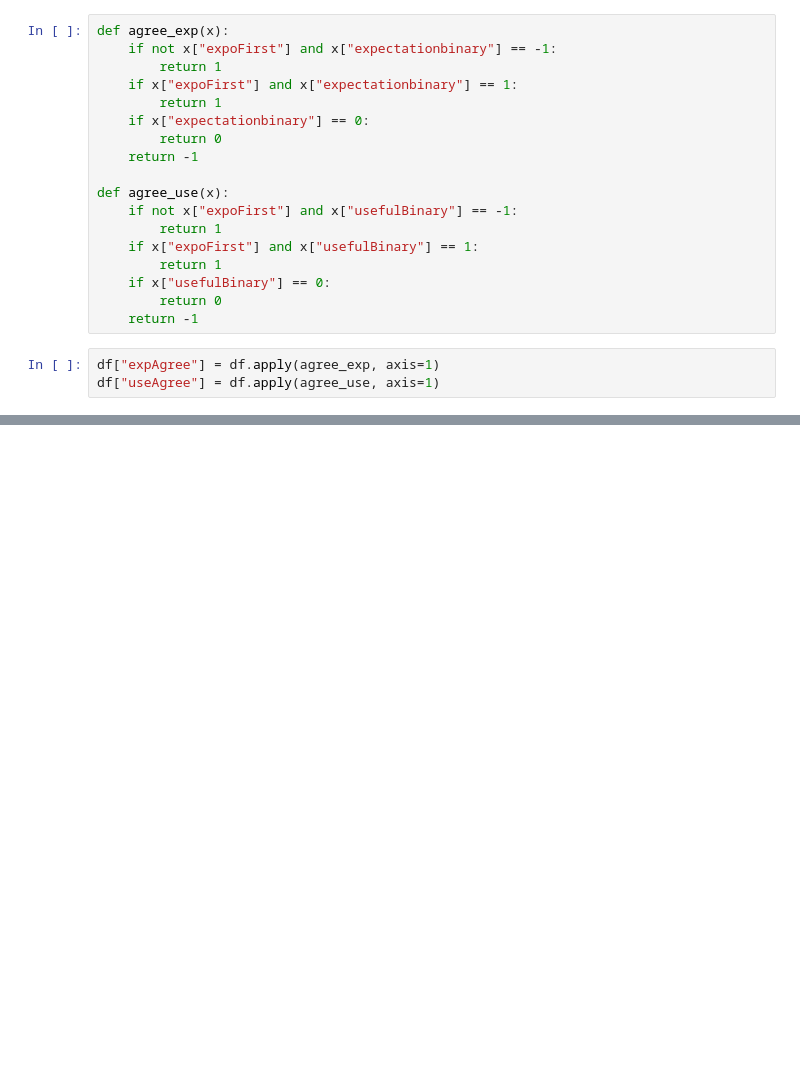
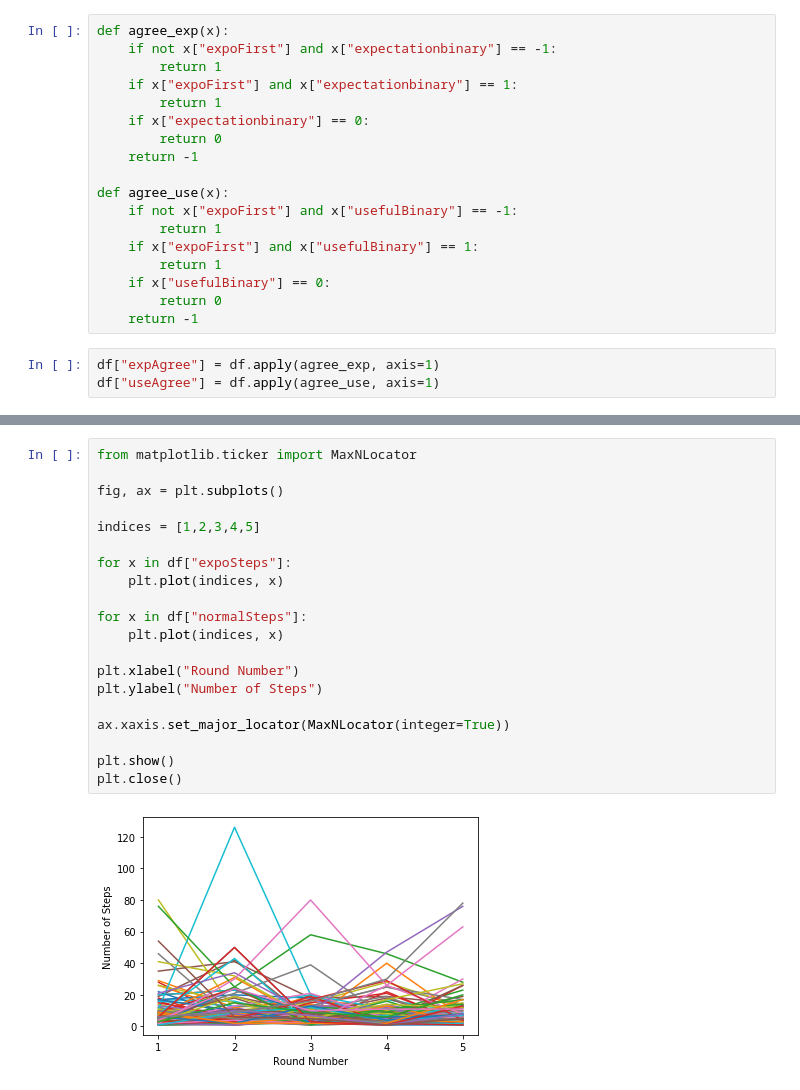
Before and after one commit to GDPlumb/ExpO, a Jupyter notebook: UCI-HCI/MTurk-Analysis/expo-analysis.ipynb, the cells around one changed output, grey strips where cells are left out. Saved outputs shown, nothing was run; the diff lists cells and outputs as text; blank space fills up the shorter version.

```diff
--- a/UCI-HCI/MTurk-Analysis/expo-analysis.ipynb
+++ b/UCI-HCI/MTurk-Analysis/expo-analysis.ipynb
@@ -120,0 +132,22 @@ Power_divergenceResult(statistic=7.849056603773584, pvalue=0.01975145139685507)
+# %%
+from matplotlib.ticker import MaxNLocator
+
+fig, ax = plt.subplots()
+
+indices = [1,2,3,4,5]
+
+for x in df["expoSteps"]:
+    plt.plot(indices, x)
+
+for x in df["normalSteps"]:
+    plt.plot(indices, x)
+
+plt.xlabel("Round Number")
+plt.ylabel("Number of Steps")
+
+ax.xaxis.set_major_locator(MaxNLocator(integer=True))
+
+plt.show()
+plt.close()
+# %% [output]
+[figure, added]
```
Also changed, not shown: parts of 11 cells of this notebook.
